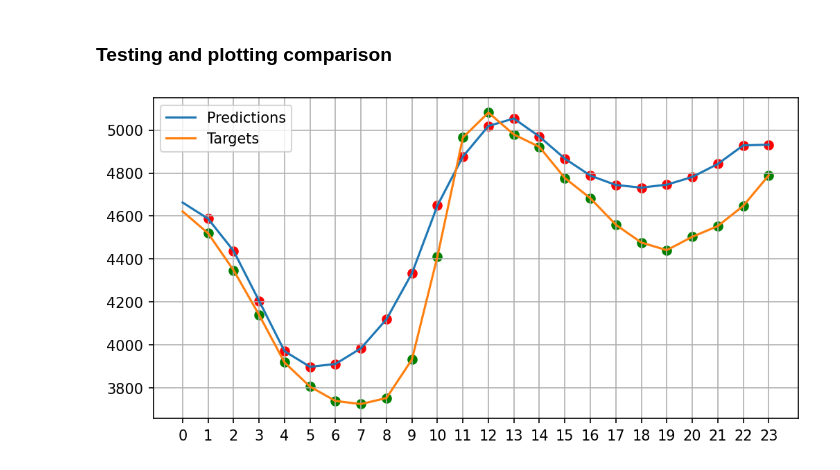
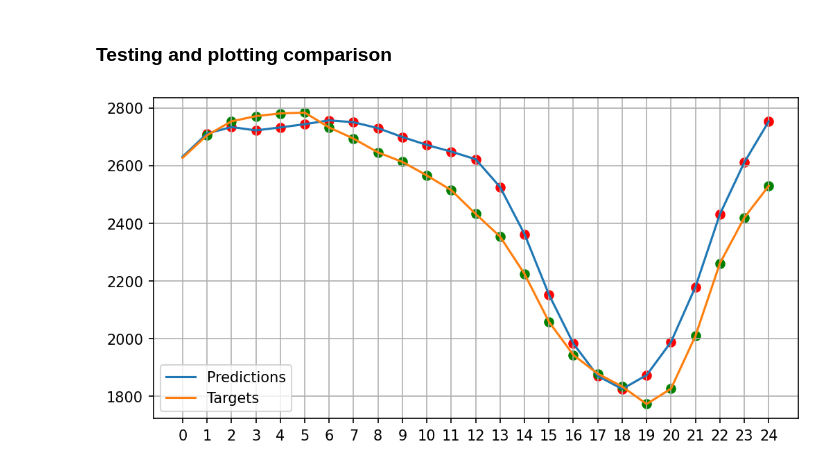
Before and after one commit to jatobro/it3030-deep-learning, a Jupyter notebook: timeseries/demo.ipynb, the cells around one changed output. Saved outputs shown, nothing was run; the diff lists cells and outputs as text; code cells hidden in the pictures.

Commit message:
25 sized batch

```diff
--- a/timeseries/demo.ipynb
+++ b/timeseries/demo.ipynb
@@ -82,17 +82,20 @@ model.load_state_dict(torch.load(f"models/{model_type}.pth"))
 # %%
 if model_type == "fnn":
     features_test = torch.tensor(
         df_test.drop(columns=["next_consumption"]).values.astype(np.float32)
     )
     test = torch.tensor(df_test["next_consumption"].values.astype(np.float32))
 
     test_tensor = TensorDataset(features_test, test)
-    test_loader = DataLoader(test_tensor, batch_size=24, shuffle=False)
+    test_loader = DataLoader(test_tensor, batch_size=25, shuffle=False)
 
     predictions = step_by_step(
         model, device, test_loader=test_loader, std=train_std, mean=train_mean
     )
 
-    plot_pred_target(predictions=predictions, idx=200)
+elif model_type == "lstm":
+    pass
+
+plot_pred_target(predictions=predictions, idx=300)
 # %% [output]
-[figure, old version]
+[figure, new version]
```
